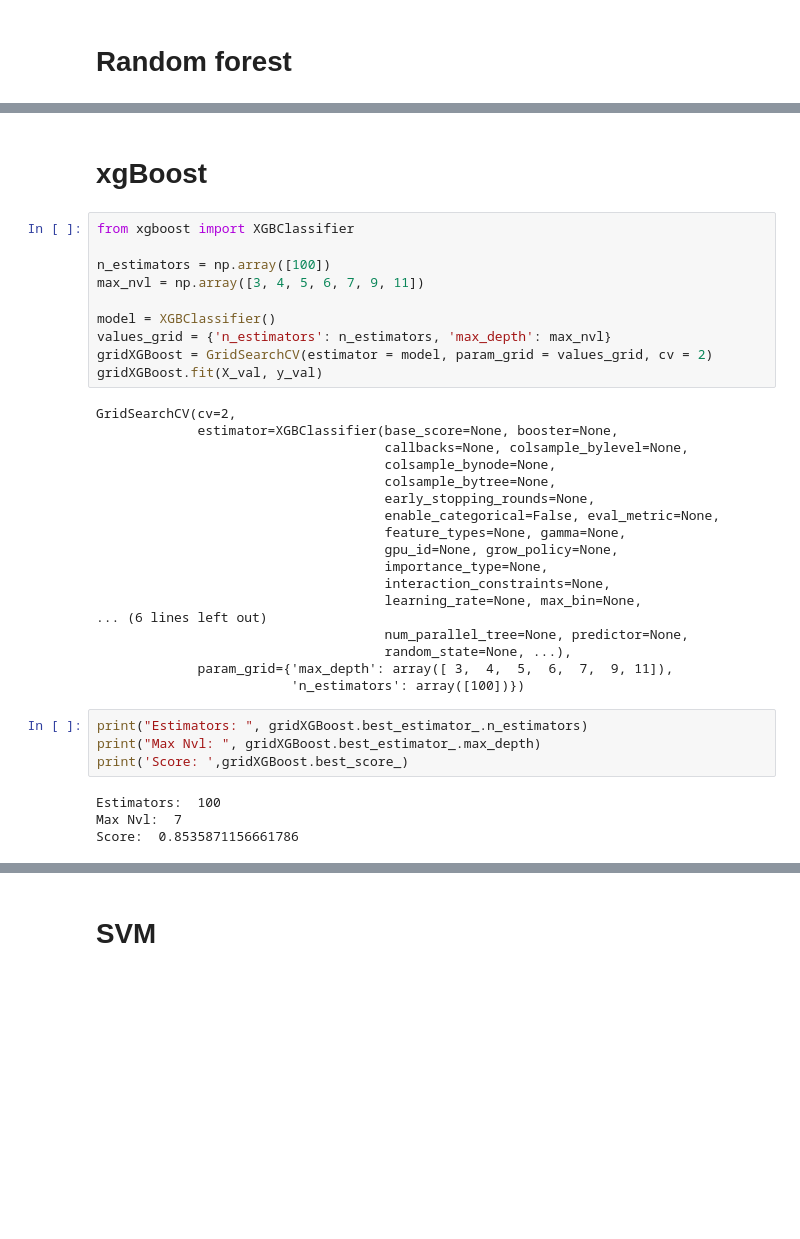
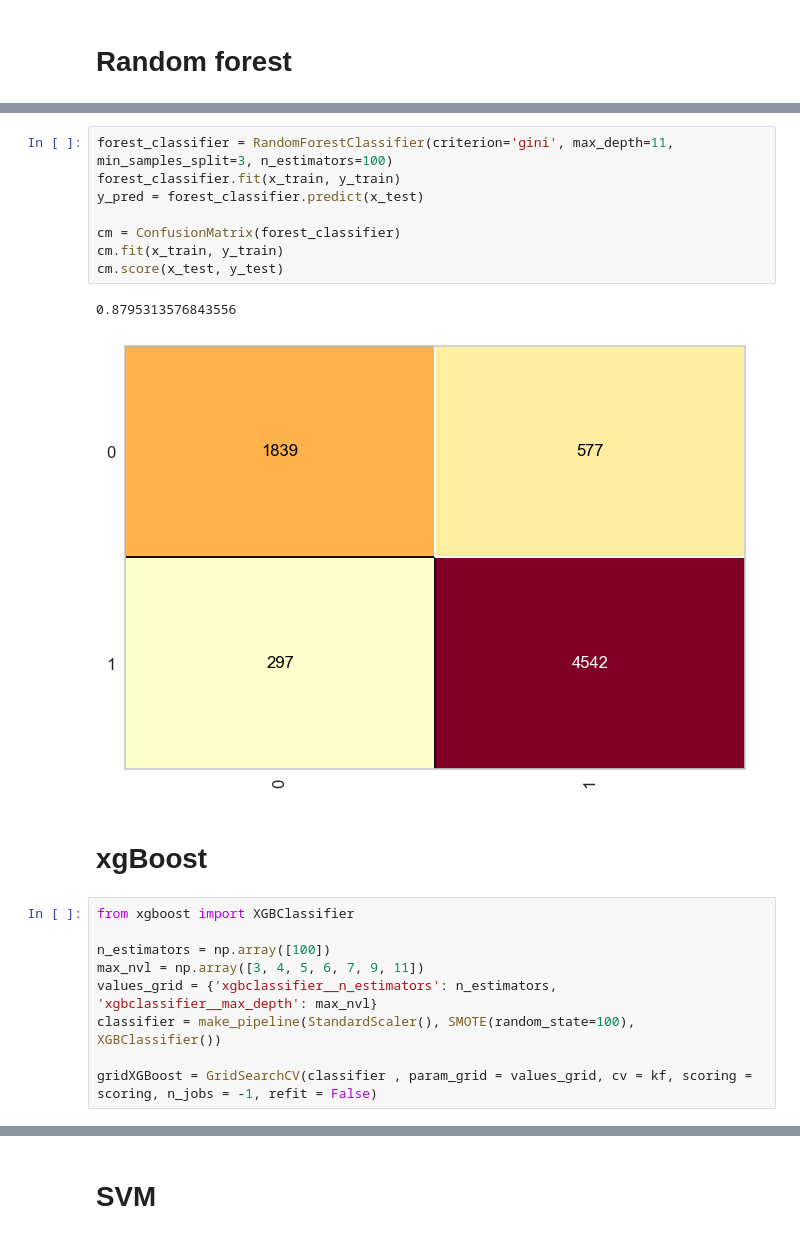
Before and after one commit to Ca3zsar/DM-Tasks, a Jupyter notebook: DM_Task3.ipynb, the cells around one changed output, grey strips where cells are left out. Saved outputs shown, nothing was run; the diff lists cells and outputs as text; blank space fills up the shorter version.

Commit message:
Added random forest + xgboost models

```diff
--- a/DM_Task3.ipynb
+++ b/DM_Task3.ipynb
@@ -342,3 +364,14 @@ Max Nvl:  11
+# %%
+forest_classifier = RandomForestClassifier(criterion='gini', max_depth=11, min_samples_split=3, n_estimators=100)
+forest_classifier.fit(x_train, y_train)
+y_pred = forest_classifier.predict(x_test)
+
+cm = ConfusionMatrix(forest_classifier)
+cm.fit(x_train, y_train)
+cm.score(x_test, y_test)
+# %% [output]
+0.8795313576843556
+[figure, added]
 # %% [markdown]
 # xgBoost
 # %%
@@ -346,34 +379,7 @@ from xgboost import XGBClassifier
 
 n_estimators = np.array([100])
 max_nvl = np.array([3, 4, 5, 6, 7, 9, 11])
+values_grid = {'xgbclassifier__n_estimators': n_estimators, 'xgbclassifier__max_depth': max_nvl}
+classifier = make_pipeline(StandardScaler(), SMOTE(random_state=100), XGBClassifier())
 
-model = XGBClassifier()
-values_grid = {'n_estimators': n_estimators, 'max_depth': max_nvl}
-gridXGBoost = GridSearchCV(estimator = model, param_grid = values_grid, cv = 2)
-gridXGBoost.fit(X_val, y_val)
+gridXGBoost = GridSearchCV(classifier , param_grid = values_grid, cv = kf, scoring = scoring, n_jobs = -1, refit = False)
-# %% [output]
-GridSearchCV(cv=2,
-             estimator=XGBClassifier(base_score=None, booster=None,
-                                     callbacks=None, colsample_bylevel=None,
-                                     colsample_bynode=None,
-                                     colsample_bytree=None,
-                                     early_stopping_rounds=None,
-                                     enable_categorical=False, eval_metric=None,
-                                     feature_types=None, gamma=None,
-                                     gpu_id=None, grow_policy=None,
-                                     importance_type=None,
-                                     interaction_constraints=None,
-                                     learning_rate=None, max_bin=None,
-... (6 lines left out)
-                                     num_parallel_tree=None, predictor=None,
-                                     random_state=None, ...),
-             param_grid={'max_depth': array([ 3,  4,  5,  6,  7,  9, 11]),
-                         'n_estimators': array([100])})
-# %%
-print("Estimators: ", gridXGBoost.best_estimator_.n_estimators)
-print("Max Nvl: ", gridXGBoost.best_estimator_.max_depth)
-print('Score: ',gridXGBoost.best_score_)
-# %% [output]
-Estimators:  100
-Max Nvl:  7
-Score:  0.8535871156661786
```
Also changed, not shown: parts of 7 cells of this notebook.
